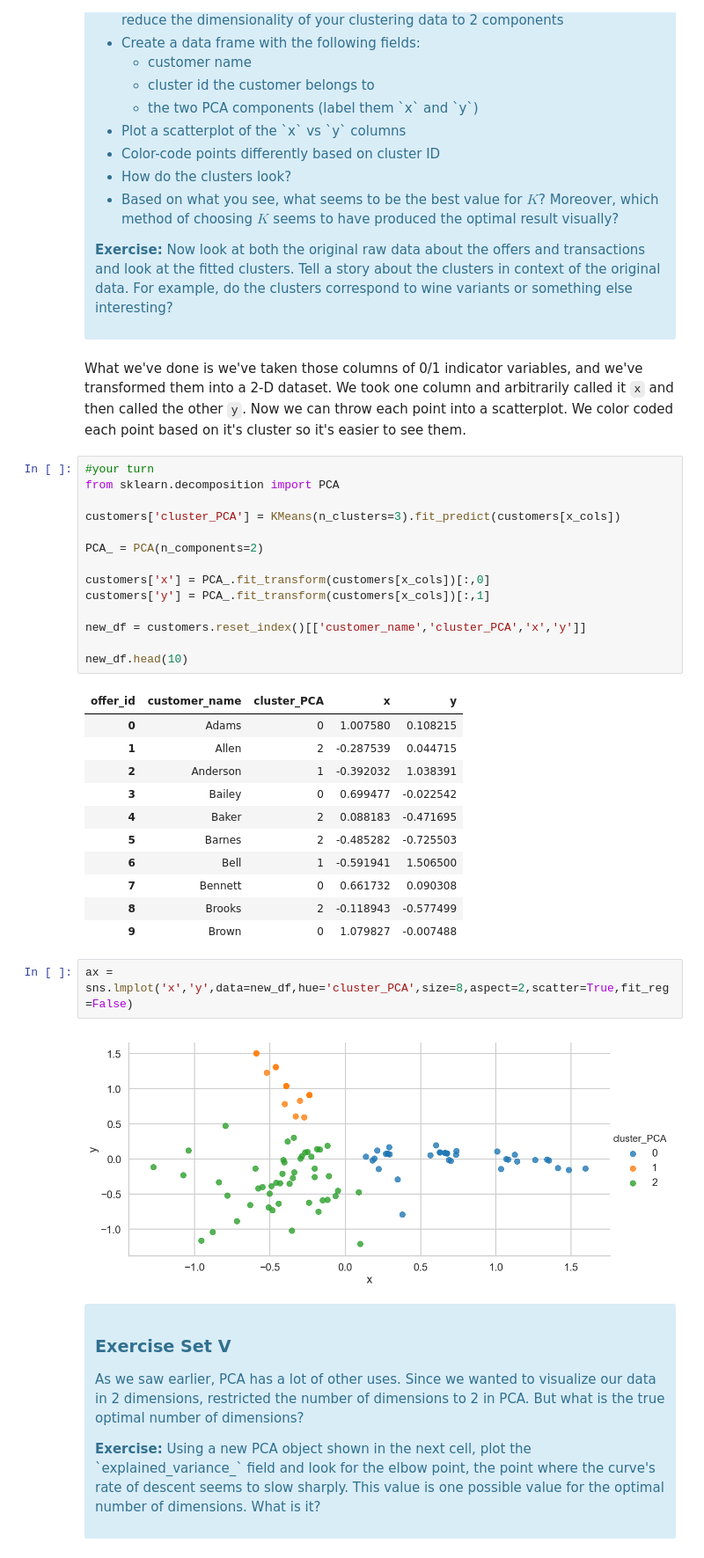
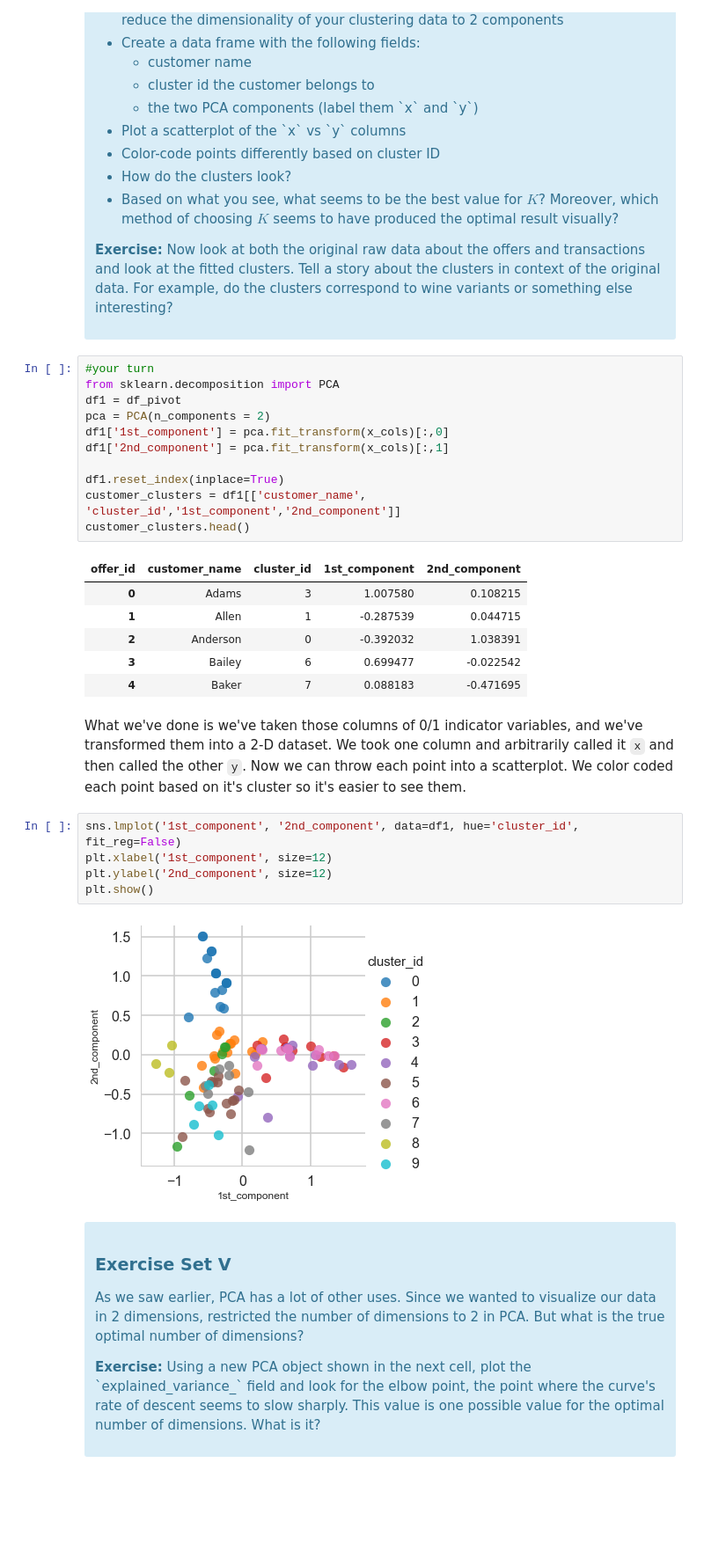
Before and after one commit to aygunduzx/Springboard, a Jupyter notebook: Mini_Project_Clustering.ipynb, the cells around one changed output. Shown: that part at 88% size. Drawn from its saved outputs; the diff is of its cells as text; blank space fills up the shorter version.

```diff
--- a/Mini_Project_Clustering.ipynb
+++ b/Mini_Project_Clustering.ipynb
@@ -288,38 +292,33 @@ This is only one use of PCA for dimension reduction. We can also use PCA when we
 
 <p><b>Exercise:</b> Now look at both the original raw data about the offers and transactions and look at the fitted clusters. Tell a story about the clusters in context of the original data. For example, do the clusters correspond to wine variants or something else interesting?</p>
 </div>
+# %%
+#your turn
+from sklearn.decomposition import PCA
+df1 = df_pivot
+pca = PCA(n_components = 2)
+df1['1st_component'] = pca.fit_transform(x_cols)[:,0]
+df1['2nd_component'] = pca.fit_transform(x_cols)[:,1]
+
+df1.reset_index(inplace=True)
+customer_clusters = df1[['customer_name', 'cluster_id','1st_component','2nd_component']]
+customer_clusters.head()
+# %% [output]
+| offer_id | customer_name | cluster_id | 1st_component | 2nd_component |
+| 0 | Adams | 3 | 1.007580 | 0.108215 |
+| 1 | Allen | 1 | -0.287539 | 0.044715 |
+| 2 | Anderson | 0 | -0.392032 | 1.038391 |
+| 3 | Bailey | 6 | 0.699477 | -0.022542 |
+| 4 | Baker | 7 | 0.088183 | -0.471695 |
 # %% [markdown]
 What we've done is we've taken those columns of 0/1 indicator variables, and we've transformed them into a 2-D dataset. We took one column and arbitrarily called it `x` and then called the other `y`. Now we can throw each point into a scatterplot. We color coded each point based on it's cluster so it's easier to see them.
-# %%
-#your turn
-from sklearn.decomposition import PCA
-
-customers['cluster_PCA'] = KMeans(n_clusters=3).fit_predict(customers[x_cols])
-
-PCA_ = PCA(n_components=2)
-
-customers['x'] = PCA_.fit_transform(customers[x_cols])[:,0]
-customers['y'] = PCA_.fit_transform(customers[x_cols])[:,1]
-
-new_df = customers.reset_index()[['customer_name','cluster_PCA','x','y']]
-
-new_df.head(10)
-# %% [output]
-| offer_id | customer_name | cluster_PCA | x | y |
-| 0 | Adams | 0 | 1.007580 | 0.108215 |
-| 1 | Allen | 2 | -0.287539 | 0.044715 |
-| 2 | Anderson | 1 | -0.392032 | 1.038391 |
-| 3 | Bailey | 0 | 0.699477 | -0.022542 |
-| 4 | Baker | 2 | 0.088183 | -0.471695 |
-| 5 | Barnes | 2 | -0.485282 | -0.725503 |
-| 6 | Bell | 1 | -0.591941 | 1.506500 |
-| 7 | Bennett | 0 | 0.661732 | 0.090308 |
-| 8 | Brooks | 2 | -0.118943 | -0.577499 |
-| 9 | Brown | 0 | 1.079827 | -0.007488 |
-# %%
-ax = sns.lmplot('x','y',data=new_df,hue='cluster_PCA',size=8,aspect=2,scatter=True,fit_reg=False)
-# %% [output]
-[figure, removed]
+# %%
+sns.lmplot('1st_component', '2nd_component', data=df1, hue='cluster_id', fit_reg=False)
+plt.xlabel('1st_component', size=12)
+plt.ylabel('2nd_component', size=12)
+plt.show()
+# %% [output]
+[figure, added]
 # %% [markdown]
 <div class="span5 alert alert-info">
 <h3>Exercise Set V</h3>
```
Also changed, not shown: parts of 28 cells of this notebook.
